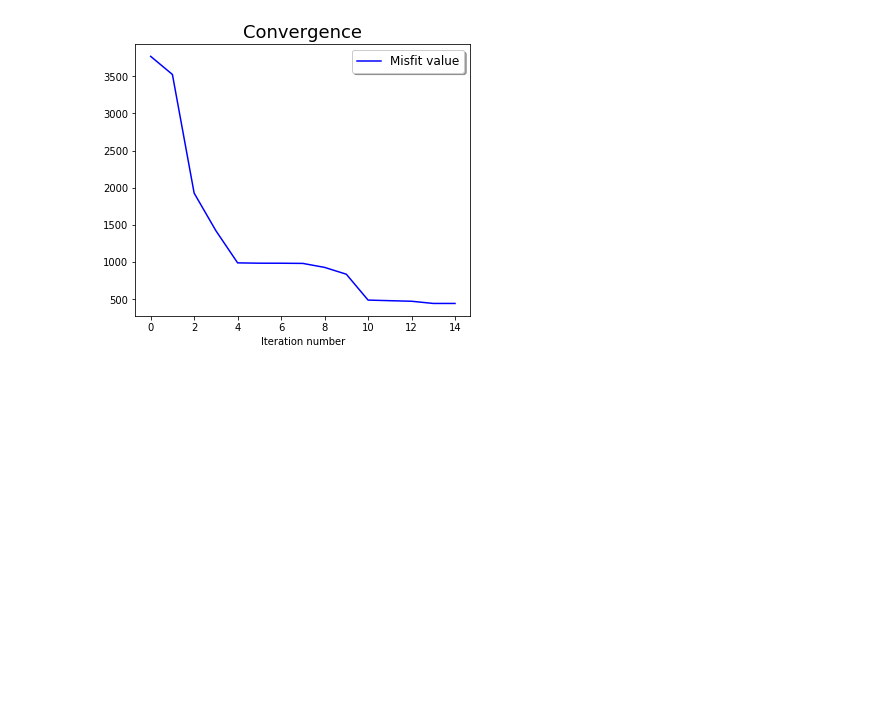
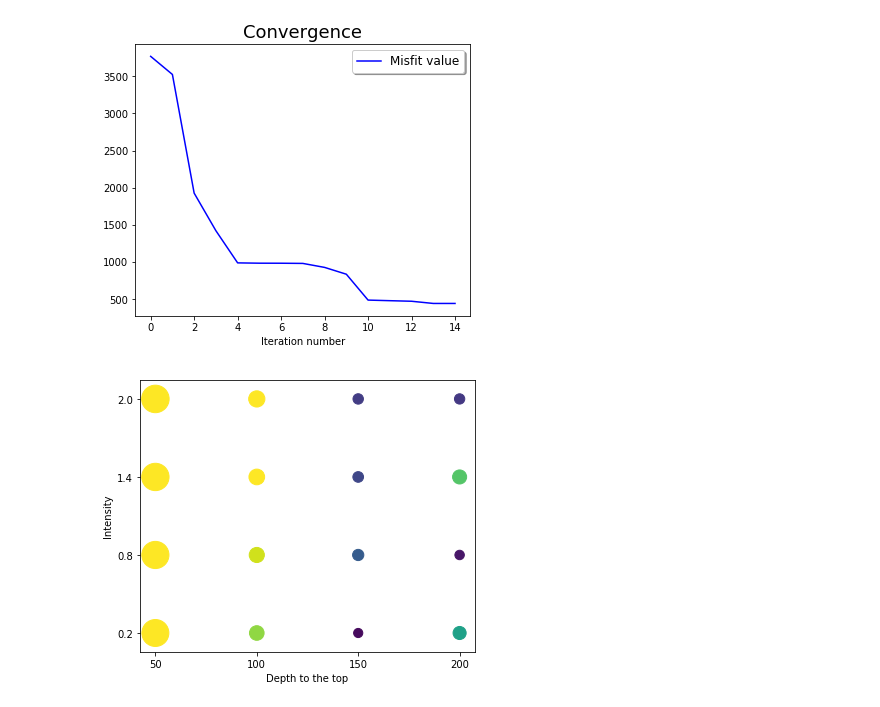
Before and after one commit to pinga-lab/magnetic-radial-inversion, a Jupyter notebook: code/SC/convergence_curves.ipynb, the cells around one changed output. Cells and saved outputs as stored; diff of their text form; code cells hidden in the pictures; blank space fills up the shorter version.

Commit message:
convergence curves, and ambiguity plot

```diff
--- a/code/SC/convergence_curves.ipynb
+++ b/code/SC/convergence_curves.ipynb
@@ -55,3 +55,28 @@ plt.show()
 #img(filename=mypath+'diorama_tfa_convergence.png', width=400, height=400)
 # %% [output]
 [figure]
+# %%
+z0_plot, int_plot = np.meshgrid(z0, intensity)
+z0_plot = z0_plot.ravel()
+int_plot = int_plot.ravel()
+# %%
+final_phi = []
+for phi in di['results']:
+    final_phi.append(phi[3][-1])
+final_phi = np.asanyarray(final_phi)
+# %%
+plt.figure(figsize=(6,5))
+int_min = .2
+int_max = 2.
+intensity = np.linspace(int_min, int_max, 4)
+z0_min = 50.
+z0_max = 200.
+z0 = np.linspace(z0_min, z0_max, 4)
+plt.scatter(z0_plot, int_plot, s=final_phi/5., c=final_phi, cmap='viridis', vmin=400, vmax=1200)
+plt.xlabel('Depth to the top')
+plt.ylabel('Intensity')
+plt.xticks(z0)
+plt.yticks(intensity)
+plt.show()
+# %% [output]
+[figure, added]
```
Also changed, not shown: 7 other files.
